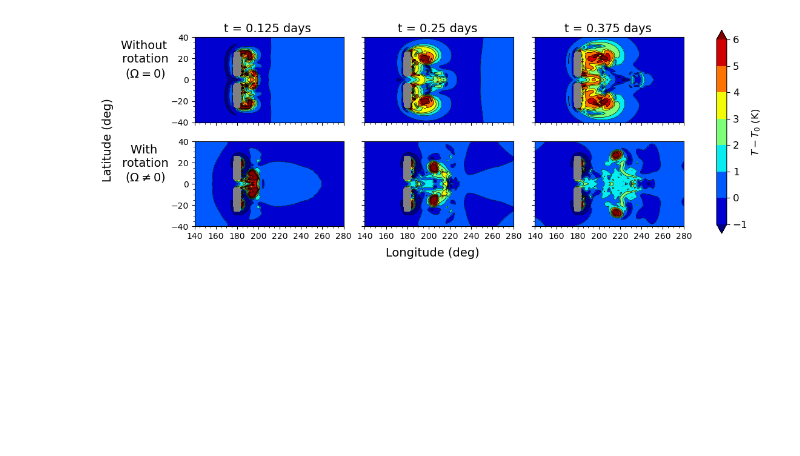
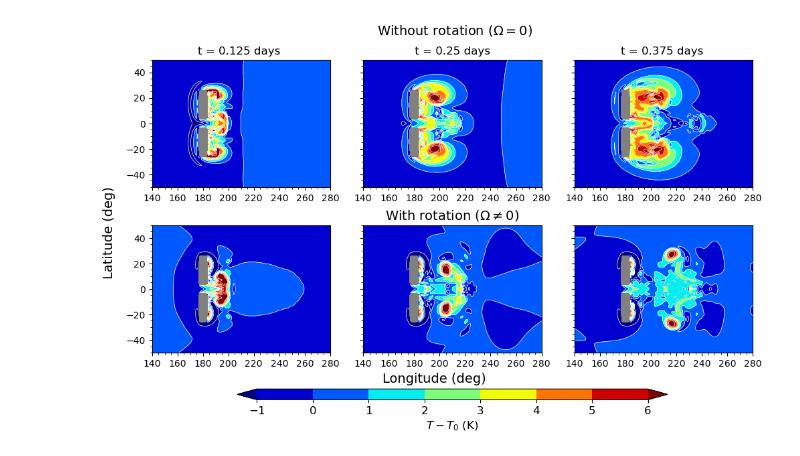
Before and after one commit to ta440/dcmip2025_gap_and_vortex, a Jupyter notebook: jupyter_notebooks/gap_plots_over_time.ipynb, the cells around one changed output. Saved outputs shown, nothing was run; the diff lists cells and outputs as text; code cells hidden in the pictures; blank space fills up the shorter version.

```diff
--- a/jupyter_notebooks/gap_plots_over_time.ipynb
+++ b/jupyter_notebooks/gap_plots_over_time.ipynb
@@ -117,8 +121,8 @@ lon = nc_omega0['lon'][:]
 # Specify the size of the lon-lat crop, which
 # will be centred around the equator for lat
 
-lat_crop_up = 40.
-lat_cent_down = -40.
+lat_crop_up = 50.
+lat_crop_down = -50.
 lat_ticks = np.linspace(-40,40,5)
 
 #lon_crop_left = 160.
@@ -130,7 +134,7 @@ lon_crop_right = 280.
 lon_ticks = np.linspace(140, 280, 8)
 
 lon_inds = np.where((lon <= lon_crop_right) & (lon >= lon_crop_left))[0]
-lat_inds = np.where((lat <= lat_crop_up) & (lat >= lat_cent_down))[0]
+lat_inds = np.where((lat <= lat_crop_up) & (lat >= lat_crop_down))[0]
 
 lat_crop = lat[lat_inds]
 lon_crop = lon[lon_inds]
@@ -257,58 +259,53 @@ T_cmap = copy.copy(matplotlib.cm.jet)
 
 #T_cmap.set_under('k')
 
-fig, axes = plt.subplots(2,3, sharey=True, sharex=True, figsize = (11,4), layout="constrained")
+fig, axes = plt.subplots(2,3, sharey=True, figsize = (10,6), layout="constrained")
 (ax1, ax2, ax3), (ax4,ax5,ax6) = axes
 
 T_conts = np.linspace(-1, 6, 8)
 norm = None
 tick_range = np.linspace(-1, 6, 8)
 
 plot1 = ax1.contourf(LON, LAT, T_field_vals1_omega0, levels = T_conts, cmap=T_cmap, norm=norm, extend = 'both')
 plot2 = ax2.contourf(LON, LAT, T_field_vals2_omega0, levels = T_conts, cmap=T_cmap, norm=norm, extend = 'both')
 plot3 = ax3.contourf(LON, LAT, T_field_vals3_omega0, levels = T_conts, cmap=T_cmap, norm=norm, extend = 'both')
 plot4 = ax4.contourf(LON, LAT, T_field_vals1_rot, levels = T_conts, cmap=T_cmap, norm=norm, extend = 'both')
 plot5 = ax5.contourf(LON, LAT, T_field_vals2_rot, levels = T_conts, cmap=T_cmap, norm=norm, extend = 'both')
 plot6 = ax6.contourf(LON, LAT, T_field_vals3_rot, levels = T_conts, cmap=T_cmap, norm=norm, extend = 'both')
 U_title = 'Normalised velocity perturbation'
 
 # If we want contours overlaid:
-ax1.contour(LON, LAT, T_field_vals1_omega0, levels = T_conts, linestyles='solid', colors='k', linewidths=0.5, norm=norm, extend = 'both')
-ax2.contour(LON, LAT, T_field_vals2_omega0, levels = T_conts, linestyles='solid', colors='k', linewidths=0.5, norm=norm, extend = 'both')
-ax3.contour(LON, LAT, T_field_vals3_omega0, levels = T_conts, linestyles='solid', colors='k', linewidths=0.5, norm=norm, extend = 'both')
-ax4.contour(LON, LAT, T_field_vals1_rot, levels = T_conts, linestyles='solid', colors='k', linewidths=0.5, norm=norm, extend = 'both')
-ax5.contour(LON, LAT, T_field_vals2_rot, levels = T_conts, linestyles='solid', colors='k', linewidths=0.5, norm=norm, extend = 'both')
-ax6.contour(LON, LAT, T_field_vals3_rot, levels = T_conts, linestyles='solid', colors='k', linewidths=0.5, norm=norm, extend = 'both')
-
-plt.ylim([-40,40])
-
-ax1.set_ylabel(f'Without \n rotation \n' r'($\Omega = 0$)', rotation=0, labelpad=30, size=14)
-ax4.set_ylabel(f'With \n rotation \n' r'($\Omega \neq 0$)', rotation=0, labelpad=30, size=14)
+ax1.contour(LON, LAT, T_field_vals1_omega0, levels = T_conts, linestyles='solid', colors='white', linewidths=0.5, norm=norm, extend = 'both')
+ax2.contour(LON, LAT, T_field_vals2_omega0, levels = T_conts, linestyles='solid', colors='white', linewidths=0.5, norm=norm, extend = 'both')
+ax3.contour(LON, LAT, T_field_vals3_omega0, levels = T_conts, linestyles='solid', colors='white', linewidths=0.5, norm=norm, extend = 'both')
+ax4.contour(LON, LAT, T_field_vals1_rot, levels = T_conts, linestyles='solid', colors='white', linewidths=0.5, norm=norm, extend = 'both')
+ax5.contour(LON, LAT, T_field_vals2_rot, levels = T_conts, linestyles='solid', colors='white', linewidths=0.5, norm=norm, extend = 'both')
+ax6.contour(LON, LAT, T_field_vals3_rot, levels = T_conts, linestyles='solid', colors='white', linewidths=0.5, norm=norm, extend = 'both')
 
 for ax in axes.flatten():
     ax.set_aspect('equal')
     ax.set_facecolor("grey")
     ax.yaxis.set_minor_locator(matplotlib.ticker.MultipleLocator(5))
     ax.xaxis.set_minor_locator(matplotlib.ticker.MultipleLocator(5))
 
-plt.xticks(lon_ticks)
-plt.yticks(lat_ticks)
+    ax.set_xticks(lon_ticks)
+    ax.set_yticks(lat_ticks)
 
-cb = plt.colorbar(plot6, ax=axes, ticks = tick_range, fraction=0.4)
+cb = plt.colorbar(plot6, ax=axes, ticks = tick_range, shrink=0.7, aspect=40, pad=0.06, location='bottom')
 cb.set_label(label='$T - T_0$ (K)', size=small_size)
 cb.ax.tick_params(labelsize=12)
 
-ax1.set_title(f't = {time[t_idxs[0]]} days ', size=label_size)
-ax2.set_title(f't = {time[t_idxs[1]]} days ', size=label_size)
-ax3.set_title(f't = {time[t_idxs[2]]} days ', size=label_size)
+fig.suptitle(r'Without rotation ($\Omega = 0$)', size=label_size, x=0.53, y=1.02)
+ax1.set_title(f't = {time[t_idxs[0]]} days ', size=small_size)
+ax2.set_title(f'\n t = {time[t_idxs[1]]} days ', size=small_size)
+ax3.set_title(f't = {time[t_idxs[2]]} days ', size=small_size)
+ax5.set_title(r'With rotation ($\Omega \neq 0$)', size=label_size)
 
 fig.supylabel('Latitude (deg)', size=label_size)
-fig.supxlabel('Longitude (deg)', size=label_size)
+fig.supxlabel('Longitude (deg)', size=label_size, x=0.5, y=0.12)
 
 # If saving:
-savefig = True
-
 if savefig:
-    plt.savefig('figures/gap_T_over_time.png')
+    plt.savefig('figures/gap_T_over_time.png', bbox_inches='tight')
 # %% [output]
-[figure, old version]
+[figure, new version]
```
Also changed, not shown: parts of 2 cells of this notebook, 6 other files.
